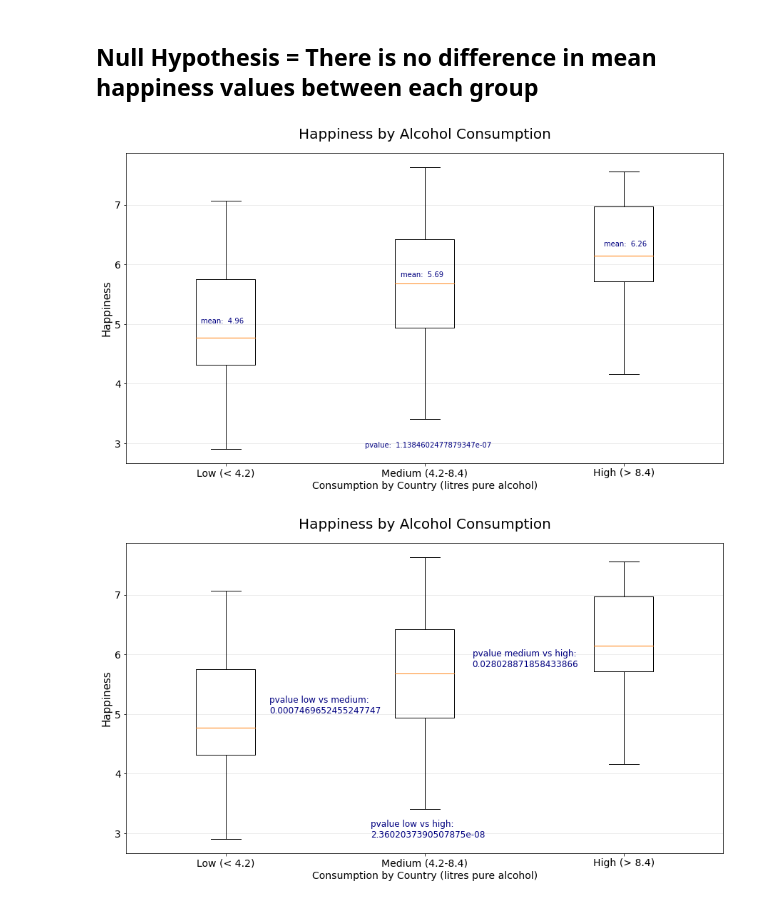
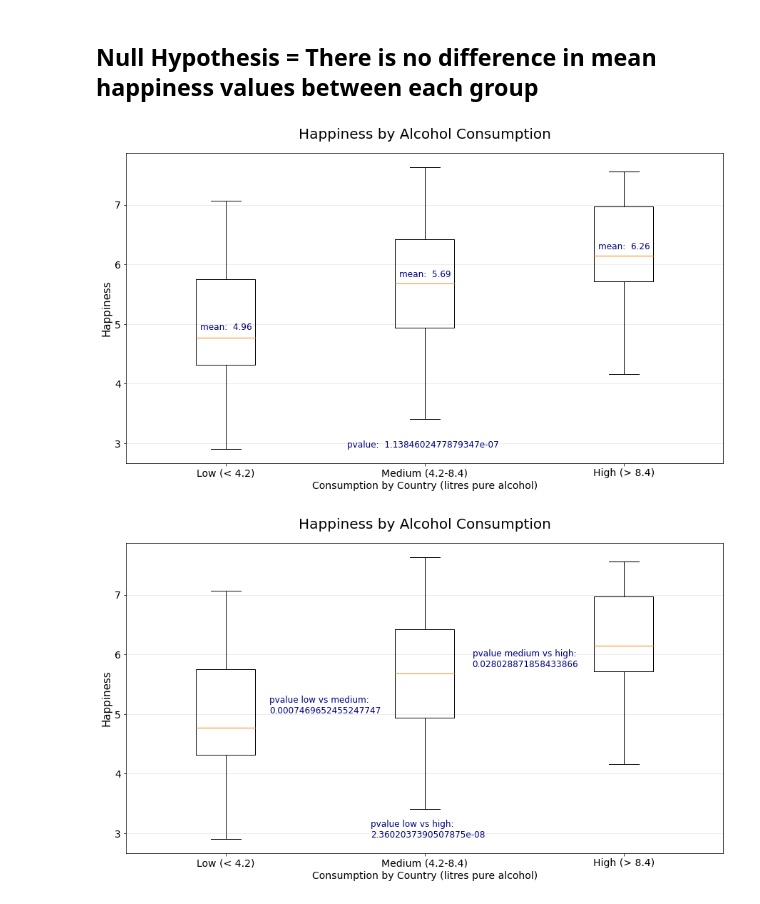
Before and after one commit to Steff-C/Project-1-Happiness-, a Jupyter notebook: Presentation Happiness vs Alcohol Consumption.ipynb, the cells around one changed output. Saved outputs shown, nothing was run; the diff lists cells and outputs as text; code cells hidden in the pictures.

```diff
--- a/Presentation Happiness vs Alcohol Consumption.ipynb
+++ b/Presentation Happiness vs Alcohol Consumption.ipynb
@@ -300,26 +300,25 @@ low_top_pvalue = low_top[1]
 # %%
 plot_final = [low_alcohol["Score"], med_alcohol["Score"], top_alcohol["Score"]]
 
 fig1, ax1 = plt.subplots(figsize=(15,8))
 ax1.set_title('Happiness by Alcohol Consumption', fontsize=20, pad=20)
 ax1.set_xlabel('Consumption by Country (litres pure alcohol)')
 ax1.set_ylabel('Happiness', fontsize=15)
 plt.rcParams['font.size'] = 14
 ax1.boxplot(plot_final, labels=["Low (< 4.2)","Medium (4.2-8.4)","High (> 8.4)"])
 ax1.yaxis.grid(True, linestyle='-', which='major', color='lightgrey', alpha=0.5)
 ax1.set_axisbelow(True)
-plt.annotate(f'mean:  {round(low_mean, 2)}', xy=(.125, .45), xycoords="axes fraction", fontsize=10, color='navy')
-plt.annotate(f'mean:  {round(med_mean, 2)}', xy=(.46, .6), xycoords="axes fraction", fontsize=10, color='navy')
-plt.annotate(f'mean:  {round(top_mean, 2)}', xy=(.8, .7), xycoords="axes fraction", fontsize=10, color='navy')
-plt.annotate(f'pvalue:  {all_pvalue}', xy=(.4, .05), xycoords="axes fraction", fontsize=10, color='navy')
-
+plt.annotate(f'mean:  {round(low_mean, 2)}', xy=(.124, .43), xycoords="axes fraction", fontsize=12, color='navy')
+plt.annotate(f'mean:  {round(med_mean, 2)}', xy=(.458, .6), xycoords="axes fraction", fontsize=12, color='navy')
+plt.annotate(f'mean:  {round(top_mean, 2)}', xy=(.791, .69), xycoords="axes fraction", fontsize=12, color='navy')
+plt.annotate(f'pvalue:  {all_pvalue}', xy=(.37, .05), xycoords="axes fraction", fontsize=12, color='navy')
 
 
 plt.savefig('output_data/BoxWhisker.png')
 
 plt.show()
 # %% [output]
-[figure, old version]
+[figure, new version]
 # %%
 all_anova = st.f_oneway(low_alcohol["Score"], med_alcohol["Score"], top_alcohol["Score"])
 all_pvalue = all_anova[1]
```
Also changed, not shown: parts of 1 cell of this notebook, 1 other file.
